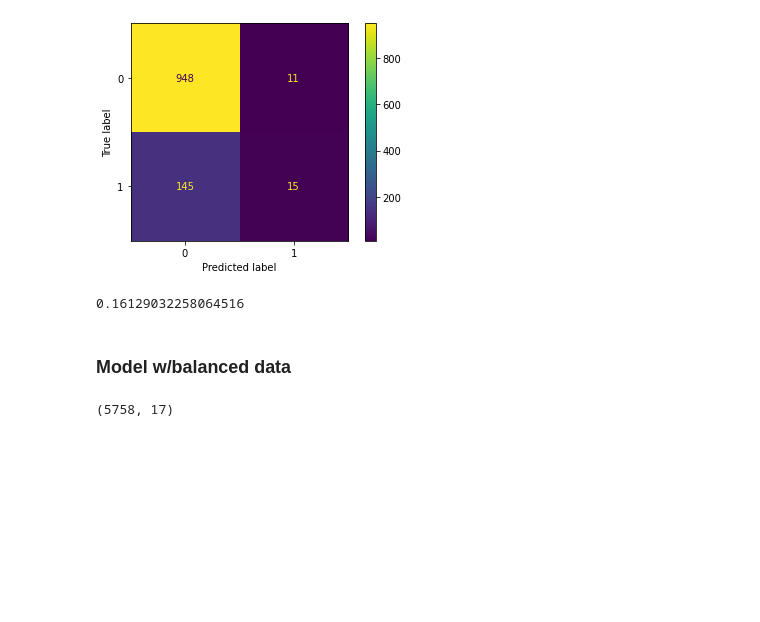
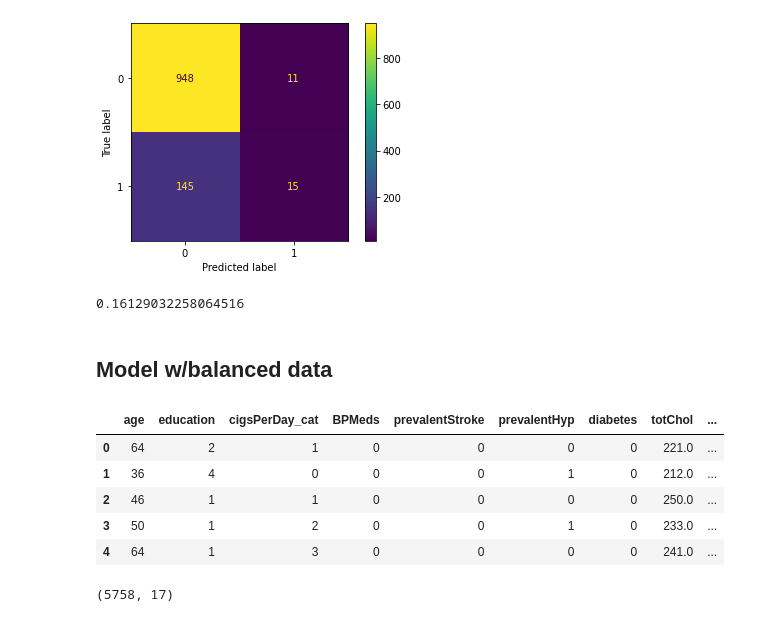
Before and after one commit to suchirmm/Heart_Disease_Risk, a Jupyter notebook: project_cardiovascular_risk.ipynb, the cells around one changed output. Cells and saved outputs as stored; diff of their text form; code cells hidden in the pictures; blank space fills up the shorter version.

```diff
--- a/project_cardiovascular_risk.ipynb
+++ b/project_cardiovascular_risk.ipynb
@@ -1227,7 +1234,7 @@ f1_score(y_test, rf_predict)
 # %% [output]
 0.16129032258064516
 # %% [markdown]
-### **Model w/balanced data**
+## **Model w/balanced data**
 # %%
 X = df.copy()
 y = df[target_variable].copy()
@@ -1237,6 +1244,15 @@ X = pd.get_dummies(X, columns=["sex", "is_smoking"], prefix=["sex","is_smoking"]
 smote = SMOTE()
 
 X_smote, y_smote = smote.fit_resample(X, y)
+# %%
+X_smote.head()
+# %% [output]
+|  | age | education | cigsPerDay_cat | BPMeds | prevalentStroke | prevalentHyp | diabetes | totChol | ... |
+| 0 | 64 | 2 | 1 | 0 | 0 | 0 | 0 | 221.0 | ... |
+| 1 | 36 | 4 | 0 | 0 | 0 | 1 | 0 | 212.0 | ... |
+| 2 | 46 | 1 | 1 | 0 | 0 | 0 | 0 | 250.0 | ... |
+| 3 | 50 | 1 | 2 | 0 | 0 | 1 | 0 | 233.0 | ... |
+| 4 | 64 | 1 | 3 | 0 | 0 | 0 | 0 | 241.0 | ... |
 # %%
 from collections import Counter
 print(X_smote.shape)
```
Also changed, not shown: parts of 5 cells of this notebook.
